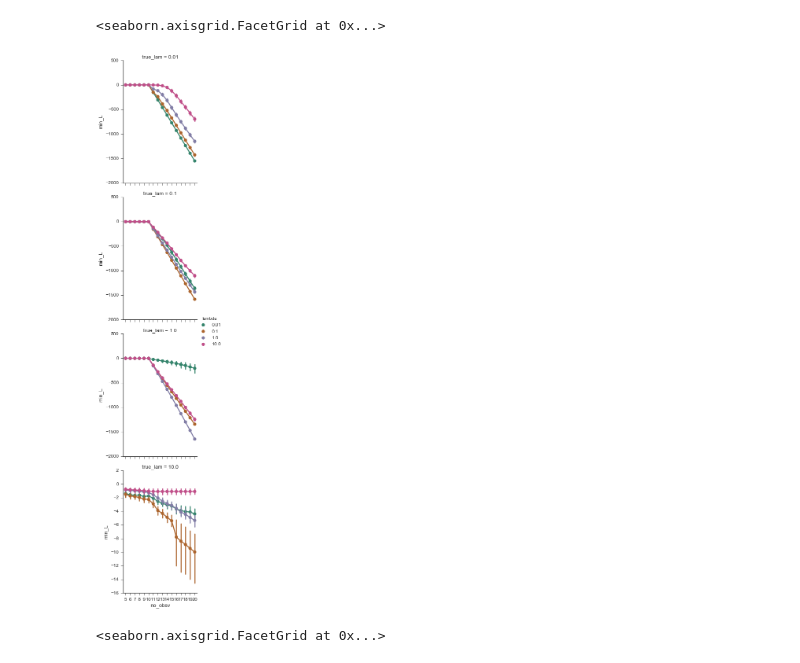
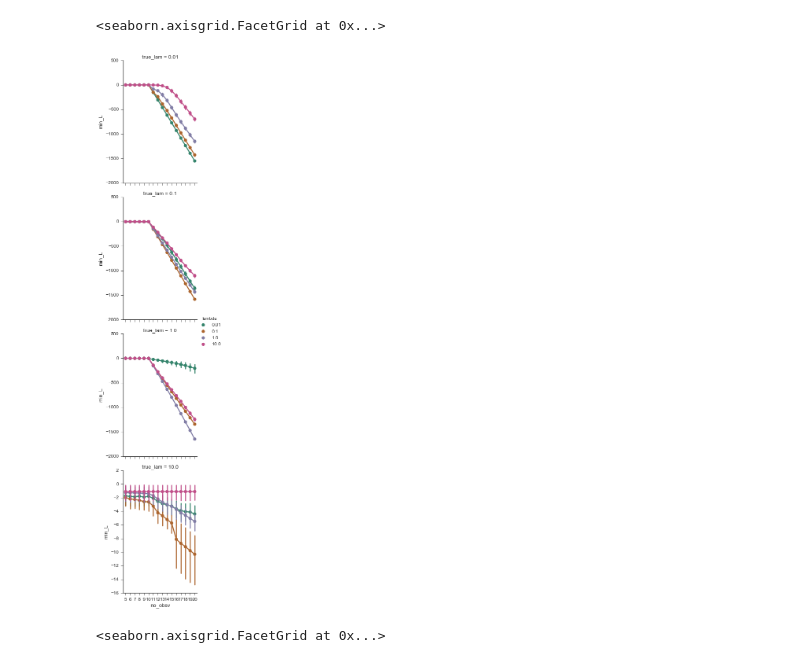
Before and after one commit to DesignInformaticsLab/EcoRacer2016, a Jupyter notebook: simulation_study/Likelihood_Plot_MAX_rosen30.ipynb, the cells around one changed output. Saved outputs shown, nothing was run; the diff lists cells and outputs as text; code cells hidden in the pictures.

```diff
--- a/simulation_study/Likelihood_Plot_MAX_rosen30.ipynb
+++ b/simulation_study/Likelihood_Plot_MAX_rosen30.ipynb
@@ -243,10 +243,12 @@ for lam_no in range(4):
 
     p = np.zeros((total_no_iters-2,n_trial))+0.0 # initialize
     solution_XX = np.dstack([i[lam_no][0][:total_no_iters,:].T for i in dat['solution']])
-    E_true = np.array([[pdist(solution_XX[:,:i,j].T).min() for i in range(2,total_no_iters)] for j in range(n_trial)])
-    alpha = 1.0
+#     E_true = np.array([[pdist(solution_XX[:,:i,j].T).min() for i in range(2,total_no_iters)] for j in range(n_trial)])
+    E_true = np.array([[squareform(pdist(solution_XX[:,:i,j].T))[i-1,:(i-2)].min() for i in range(3,total_no_iters+1)] for j in range(n_trial)])
+
+    alpha = 10.0
     for it, trial in enumerate(range(n_trial)):
-        for n,tr in enumerate(range(2,total_no_iters)):
+        for n,tr in enumerate(range(3,total_no_iters+1)):
             true_set = solution_XX[:, :tr, trial].T
             samples = np.random.uniform(size=(10000,dim))
             samples = samples*(bounds[:, 1]-bounds[:, 0])+bounds[:, 0]
@@ -265,34 +267,34 @@ for lam_no in range(4):
         solution_X = np.dstack([i[true_lam][0][:no_iters,:].T for i in dat['solution']])
         solution_y = np.dstack([i[true_lam][1][:no_iters] for i in dat['solution']])
 
         t_samp = range(2,no_iters)
 
         for j in range(4):  # the test-lambda
             mins = []  # for min-seeking statistics
             for trial in range(n_trial):
                 combined=cuml_like(p[:(no_iters-2),trial],l_ego[:,j,trial])
                 mins+=[np.min(combined)]
 
             mins_df[names[j]]=mins
         mins_df = pd.melt(mins_df, value_vars=names, var_name='lambda',value_name='min_L')
         mins_df['no_obsv']=no_iters
         all_df = pd.concat([all_df, mins_df])
     #         sns.swarmplot( data=mins, ax=ax)
         # plt.plot(t_samp,p)
 
 #     all_df = pd.melt(all_df, value_vars=names+['no_obsv'], var_name='lambda',value_name='mins')
     all_df['true_lam'] = names[lam_no]
 #     print all_df.head()
 
     df = pd.concat([df,all_df])
 #         sns.swarmplot(data=mins_df, x='lambda',y='mins', ax=ax)
 
 sns.factorplot(data=df, x='no_obsv', y='min_L', hue='lambda', row='true_lam',
                kind='point', size = 5, aspect=0.8, sharey=False)
 # plt.tight_layout()
 # %% [output]
 <seaborn.axisgrid.FacetGrid at 0x...>
-[figure, old version]
+[figure, new version]
 # %%
 sns.factorplot(data=df, x='no_obsv', y='min_L', hue='lambda', row='true_lam',
                kind='point', size = 5, aspect=0.8, sharey=False)
```
Also changed, not shown: 4 other files.
